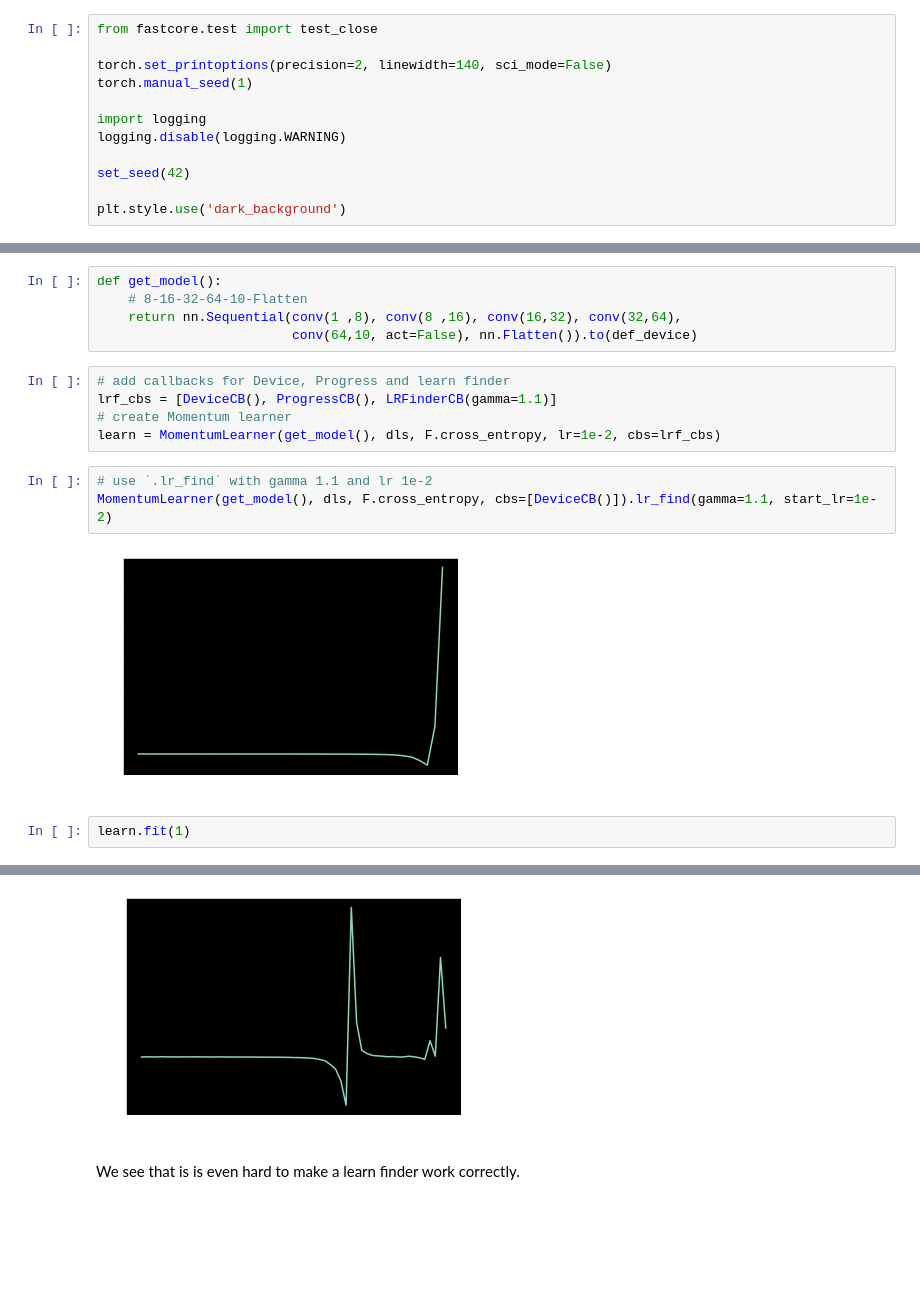
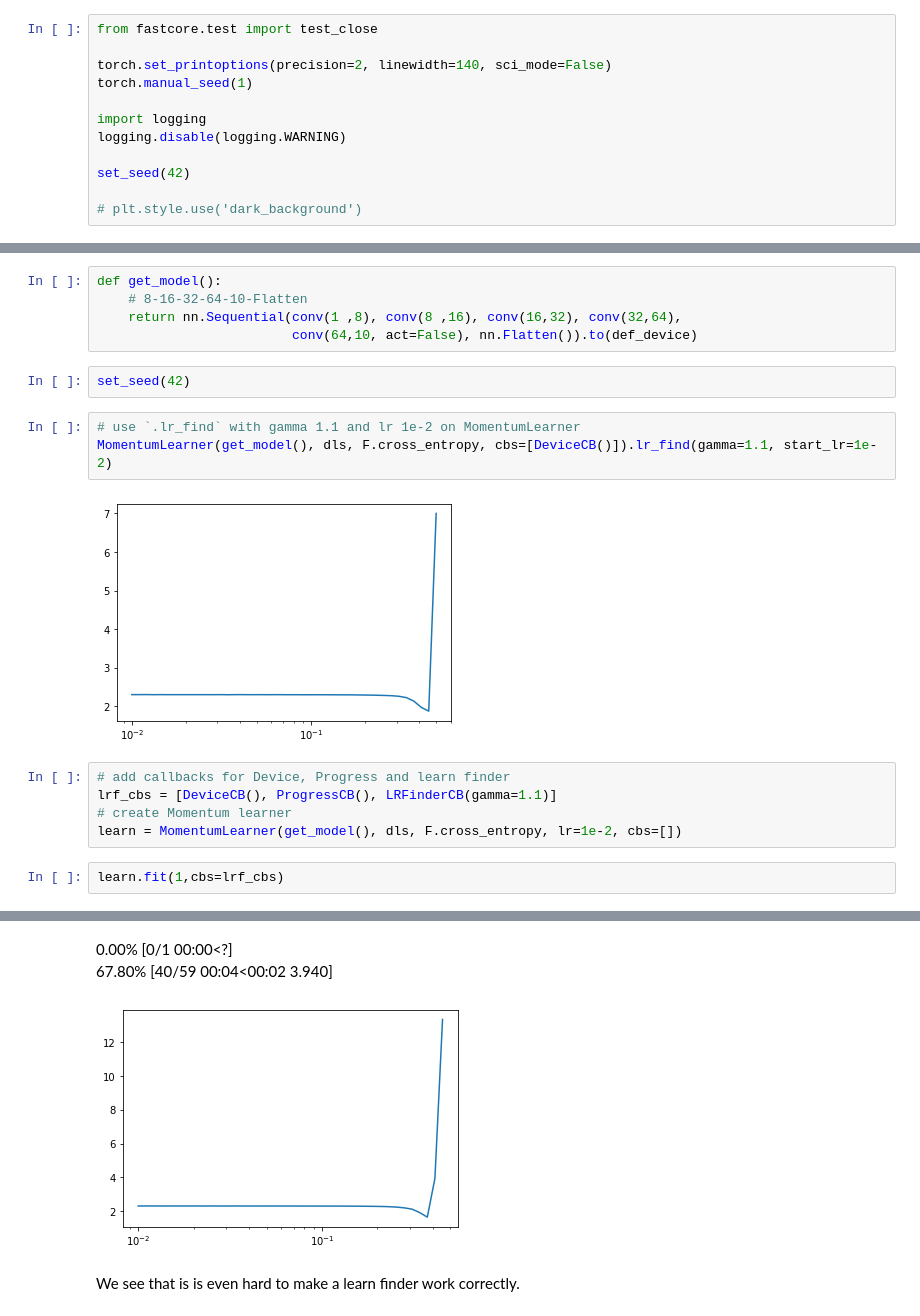
Before and after one commit to Iamalos/fastai-p2, a Jupyter notebook: nbs/11_initializing.ipynb, the cells around one changed output, grey strips where cells are left out. Cells and saved outputs as stored; diff of their text form; blank space fills up the shorter version.

```diff
--- a/nbs/11_initializing.ipynb
+++ b/nbs/11_initializing.ipynb
@@ -39,7 +39,7 @@ logging.disable(logging.WARNING)
 
 set_seed(42)
 
-plt.style.use('dark_background')
+# plt.style.use('dark_background')
 # %%
 xl,yl = 'image','label'
 name = "fashion_mnist"
@@ -66,16 +66,18 @@ def get_model():
     # 8-16-32-64-10-Flatten
     return nn.Sequential(conv(1 ,8), conv(8 ,16), conv(16,32), conv(32,64),
                          conv(64,10, act=False), nn.Flatten()).to(def_device)
-# %%
-# add callbacks for Device, Progress and learn finder
-lrf_cbs = [DeviceCB(), ProgressCB(), LRFinderCB(gamma=1.1)]
-# create Momentum learner
-learn = MomentumLearner(get_model(), dls, F.cross_entropy, lr=1e-2, cbs=lrf_cbs)
+# %%
+set_seed(42)
 # %%
-# use `.lr_find` with gamma 1.1 and lr 1e-2
+# use `.lr_find` with gamma 1.1 and lr 1e-2 on MomentumLearner
 MomentumLearner(get_model(), dls, F.cross_entropy, cbs=[DeviceCB()]).lr_find(gamma=1.1, start_lr=1e-2)
 # %% [output]
-[figure, old version]
+[figure, new version]
+# %%
+# add callbacks for Device, Progress and learn finder
+lrf_cbs = [DeviceCB(), ProgressCB(), LRFinderCB(gamma=1.1)]
+# create Momentum learner
+learn = MomentumLearner(get_model(), dls, F.cross_entropy, lr=1e-2, cbs=[])
 # %%
-learn.fit(1)
+learn.fit(1,cbs=lrf_cbs)
 # %% [output]
@@ -83,4 +84,6 @@ learn.fit(1)
+0.00% [0/1 00:00<?]
+67.80% [40/59 00:04<00:02 3.940]
-[figure, old version]
+[figure, new version]
 # %% [markdown]
 We see that is is even hard to make a learn finder work correctly.
 # %%
```
Also changed, not shown: parts of 56 cells of this notebook, 5 other files.
